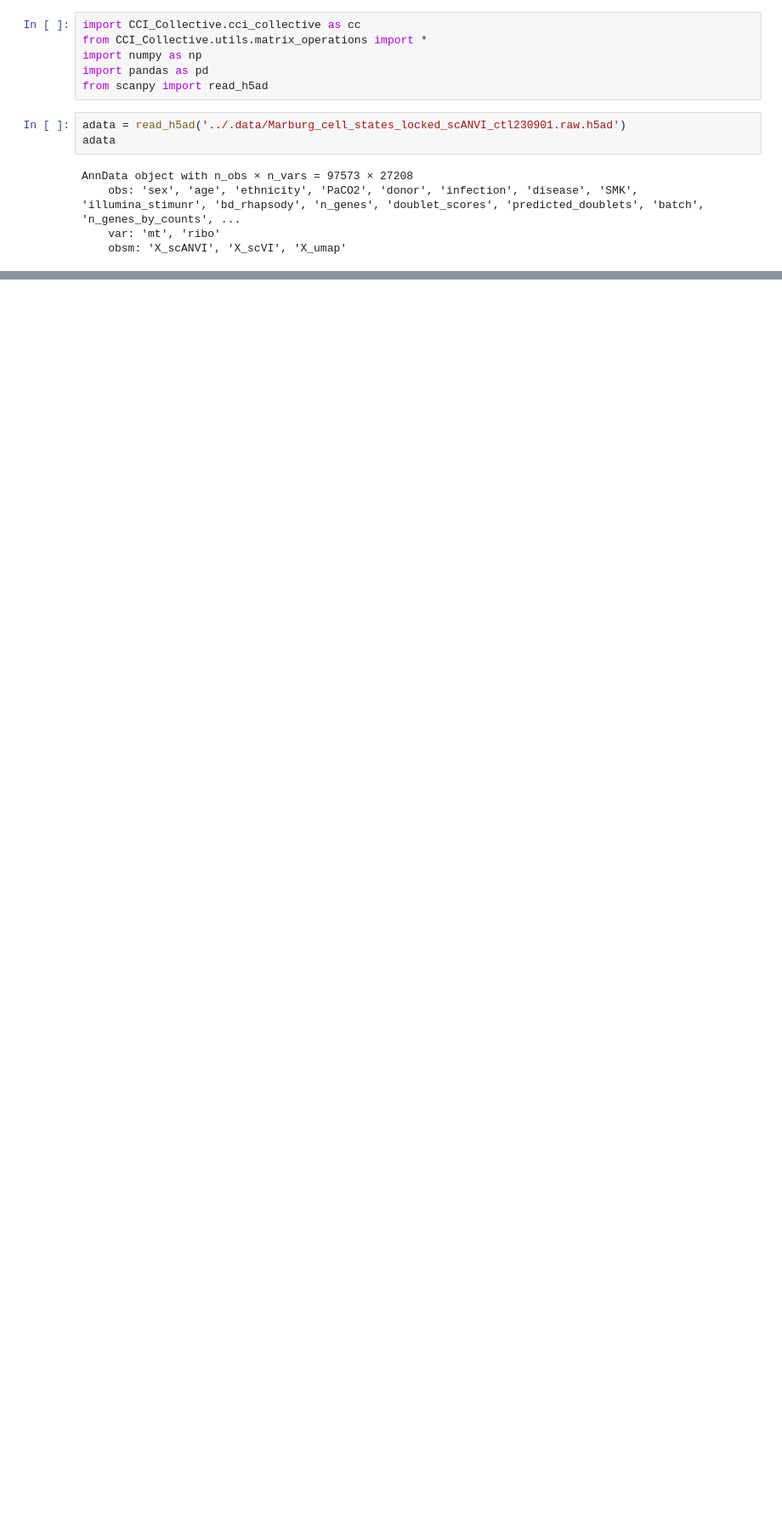
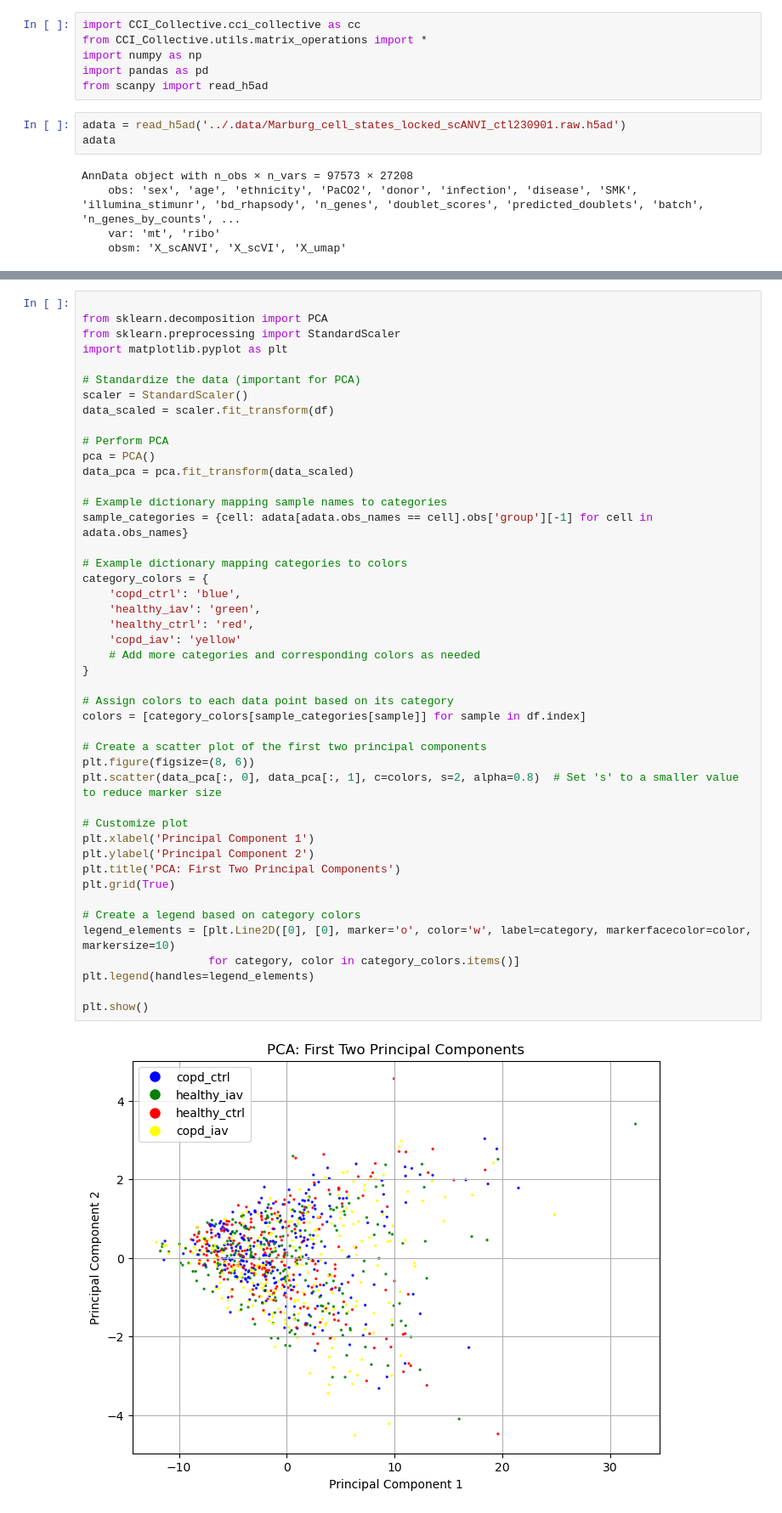
Before and after one commit to Talavera-Lopez-Lab/CCI_Collective, a Jupyter notebook: Notebooks/test.ipynb, the cells around one changed output, grey strips where cells are left out. Shown at 85% size. Cells and saved outputs as stored; diff of their text form; blank space fills up the shorter version.

```diff
--- a/Notebooks/test.ipynb
+++ b/Notebooks/test.ipynb
@@ -26,0 +80,47 @@ KeyboardInterrupt:
+# %%
+
+from sklearn.decomposition import PCA
+from sklearn.preprocessing import StandardScaler
+import matplotlib.pyplot as plt
+
+# Standardize the data (important for PCA)
+scaler = StandardScaler()
+data_scaled = scaler.fit_transform(df)
+
+# Perform PCA
+pca = PCA()
+data_pca = pca.fit_transform(data_scaled)
+
+# Example dictionary mapping sample names to categories
+sample_categories = {cell: adata[adata.obs_names == cell].obs['group'][-1] for cell in adata.obs_names}
+
+# Example dictionary mapping categories to colors
+category_colors = {
+    'copd_ctrl': 'blue',
+    'healthy_iav': 'green',
+    'healthy_ctrl': 'red',
+    'copd_iav': 'yellow'
+    # Add more categories and corresponding colors as needed
+}
+
+# Assign colors to each data point based on its category
+colors = [category_colors[sample_categories[sample]] for sample in df.index]
+
+# Create a scatter plot of the first two principal components
+plt.figure(figsize=(8, 6))
+plt.scatter(data_pca[:, 0], data_pca[:, 1], c=colors, s=2, alpha=0.8)  # Set 's' to a smaller value to reduce marker size
+
+# Customize plot
+plt.xlabel('Principal Component 1')
+plt.ylabel('Principal Component 2')
+plt.title('PCA: First Two Principal Components')
+plt.grid(True)
+
+# Create a legend based on category colors
+legend_elements = [plt.Line2D([0], [0], marker='o', color='w', label=category, markerfacecolor=color, markersize=10)
+                   for category, color in category_colors.items()]
+plt.legend(handles=legend_elements)
+
+plt.show()
+# %% [output]
+[figure, added]
```
Also changed, not shown: parts of 5 cells of this notebook.
